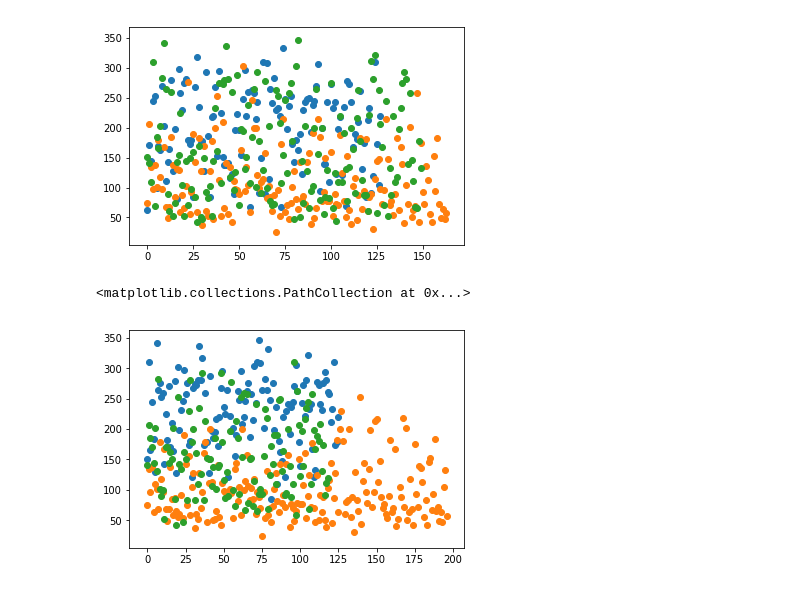
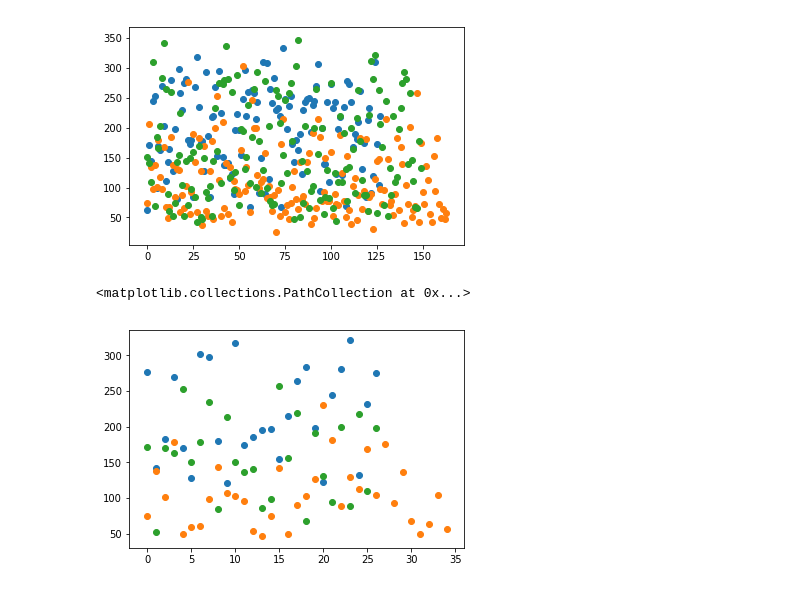
Before and after one commit to koralpc/shapley-bootstrapping, a Jupyter notebook: Notebooks/Shapley Clustering.ipynb, the cells around one changed output. Cells and saved outputs as stored; diff of their text form; code cells hidden in the pictures.

Commit message:
Train test split implemented Correct metric for calculating ensemble rmse implemented

```diff
--- a/Notebooks/Shapley Clustering.ipynb
+++ b/Notebooks/Shapley Clustering.ipynb
@@ -18,5 +19,12 @@ shap.initjs()
 # %%
 # train XGBoost model
 X,y = shap.datasets.diabetes()
-X.head()
+X_train, X_test, y_train, y_test = train_test_split(X, y, test_size=0.20, random_state=0)
 model = xgboost.train({"learning_rate": 0.01}, xgboost.DMatrix(X, label=y), 100)
+# %%
+X_instanced = pd.concat((X,pd.DataFrame(columns = ['instance'])),axis = 1)
+X_instanced['instance'].loc[X_train.index] = 'train'
+X_instanced['instance'].loc[X_test.index] = 'test'
+y_instanced = pd.concat((pd.DataFrame(y),pd.DataFrame(columns = ['instance'])),axis = 1)
+y_instanced['instance'].loc[X_train.index] = 'train'
+y_instanced['instance'].loc[X_test.index] = 'test'
@@ -105,8 +118,8 @@ data_dict_original = cluster.splitDataLabeled(3,X,kmeans_original.labels_)
 #original_data_cluster3 = X.iloc[shapley_cluster3.index.values]
 #original_label_cluster3 = y[shapley_cluster3.index.values]
 # %%
-original_split = cluster.convertOriginalData(data_dict_original,X,y)
-original_split_shapley = cluster.convertOriginalData(data_dict,X,y)
+original_split = cluster.convertOriginalData(data_dict_original,X_instanced,y_instanced)
+original_split_shapley = cluster.convertOriginalData(data_dict,X_instanced,y_instanced)
 original_split_shapley
 # %% [output]
 {'original_data_cluster0':           age       sex       bmi        bp        s1        s2        s3  \
@@ -136,12 +149,12 @@ plt.scatter(np.arange(len(original_split['original_label_cluster2'])),original_s
 <matplotlib.collections.PathCollection at 0x...>
 [figure]
 # %%
-plt.scatter(np.arange(len(original_split_shapley['original_label_cluster0'])),original_split_shapley['original_label_cluster0'])
-plt.scatter(np.arange(len(original_split_shapley['original_label_cluster1'])),original_split_shapley['original_label_cluster1'])
-plt.scatter(np.arange(len(original_split_shapley['original_label_cluster2'])),original_split_shapley['original_label_cluster2'])
+plt.scatter(np.arange(len(original_split_shapley['original_test_label_cluster0'])),original_split_shapley['original_test_label_cluster0'].iloc[:,0])
+plt.scatter(np.arange(len(original_split_shapley['original_test_label_cluster1'])),original_split_shapley['original_test_label_cluster1'].iloc[:,0])
+plt.scatter(np.arange(len(original_split_shapley['original_test_label_cluster2'])),original_split_shapley['original_test_label_cluster2'].iloc[:,0])
 # %% [output]
 <matplotlib.collections.PathCollection at 0x...>
-[figure, old version]
+[figure, new version]
 # %%
 #Train split XGBoost models over original data
 params = {
```
Also changed, not shown: parts of 32 cells of this notebook, 2 other files.
